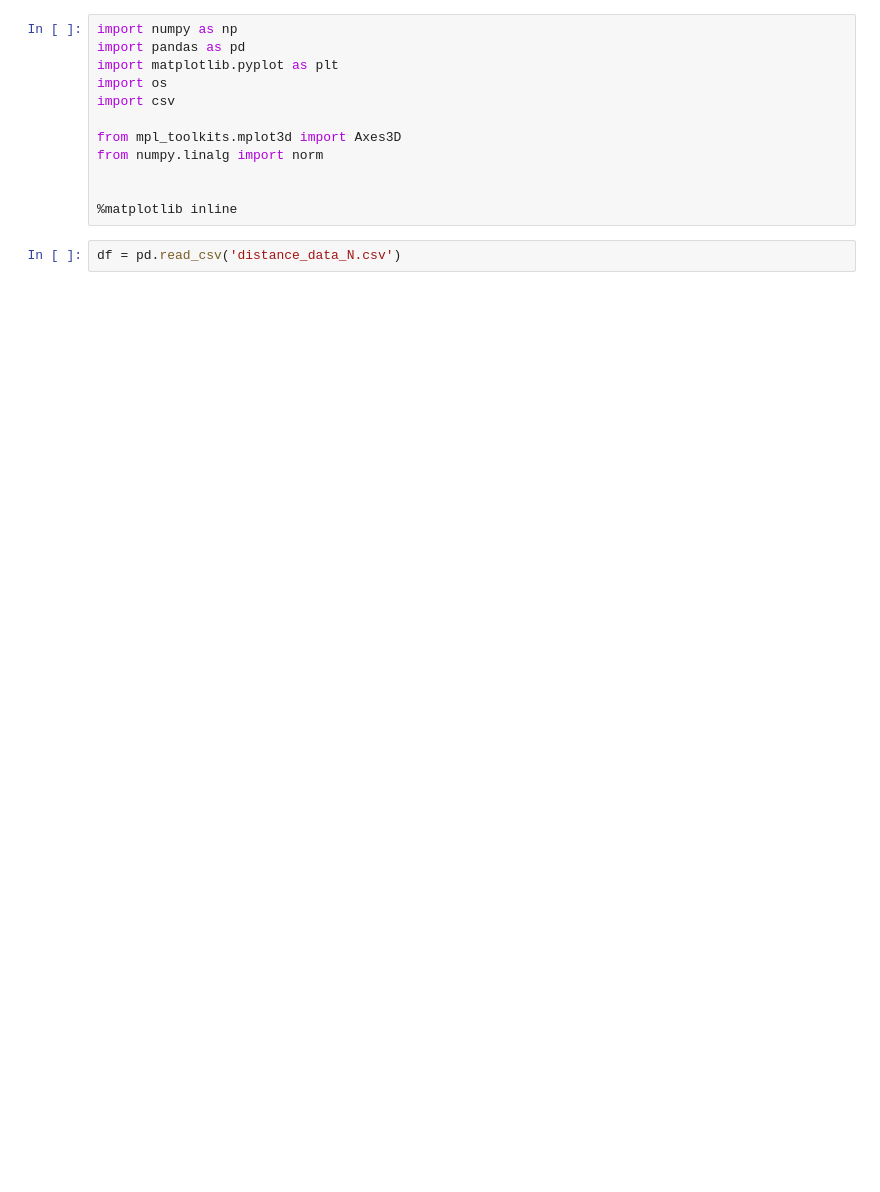
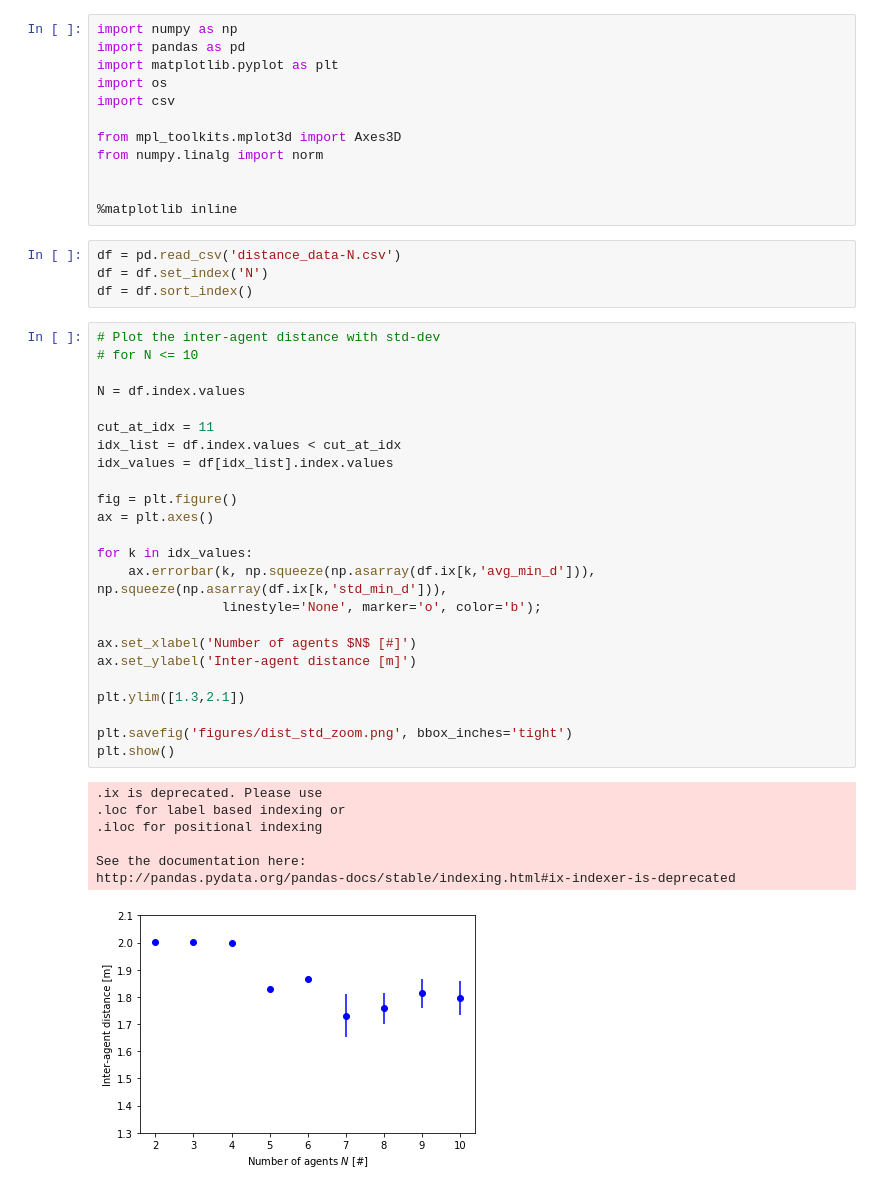
Before and after one commit to EnricaSo/2018_olfatiSaberAnalysis_py, a Jupyter notebook: analyze_responses-N.ipynb, the cells around one changed output. Drawn from its saved outputs; the diff is of its cells as text; blank space fills up the shorter version.

```diff
--- a/analyze_responses-N.ipynb
+++ b/analyze_responses-N.ipynb
@@ -14,5 +14,39 @@ from numpy.linalg import norm
 
 
 %matplotlib inline
-# %%
-df = pd.read_csv('distance_data_N.csv')
+# %%
+df = pd.read_csv('distance_data-N.csv')
+df = df.set_index('N')
+df = df.sort_index()
+# %%
+# Plot the inter-agent distance with std-dev
+# for N <= 10
+
+N = df.index.values
+
+cut_at_idx = 11
+idx_list = df.index.values < cut_at_idx
+idx_values = df[idx_list].index.values
+
+fig = plt.figure()
+ax = plt.axes()
+
+for k in idx_values:
+    ax.errorbar(k, np.squeeze(np.asarray(df.ix[k,'avg_min_d'])), np.squeeze(np.asarray(df.ix[k,'std_min_d'])),
+                linestyle='None', marker='o', color='b');
+
+ax.set_xlabel('Number of agents $N$ [#]')
+ax.set_ylabel('Inter-agent distance [m]')
+
+plt.ylim([1.3,2.1])
+
+plt.savefig('figures/dist_std_zoom.png', bbox_inches='tight')
+plt.show()
+# %% [output]
+.ix is deprecated. Please use
+.loc for label based indexing or
+.iloc for positional indexing
+
+See the documentation here:
+http://pandas.pydata.org/pandas-docs/stable/indexing.html#ix-indexer-is-deprecated
+[figure, added]
```
Also changed, not shown: parts of 5 cells of this notebook, 6 other files.
